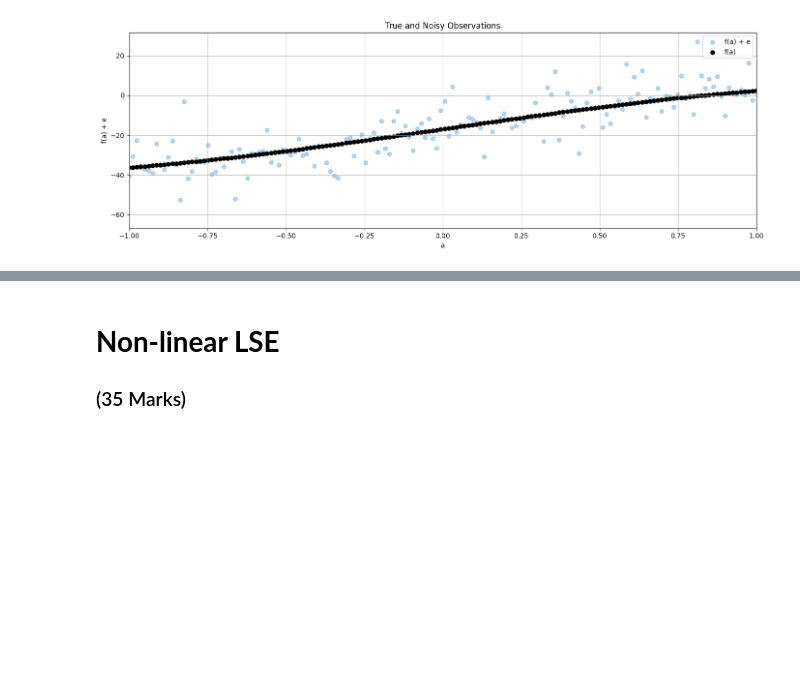
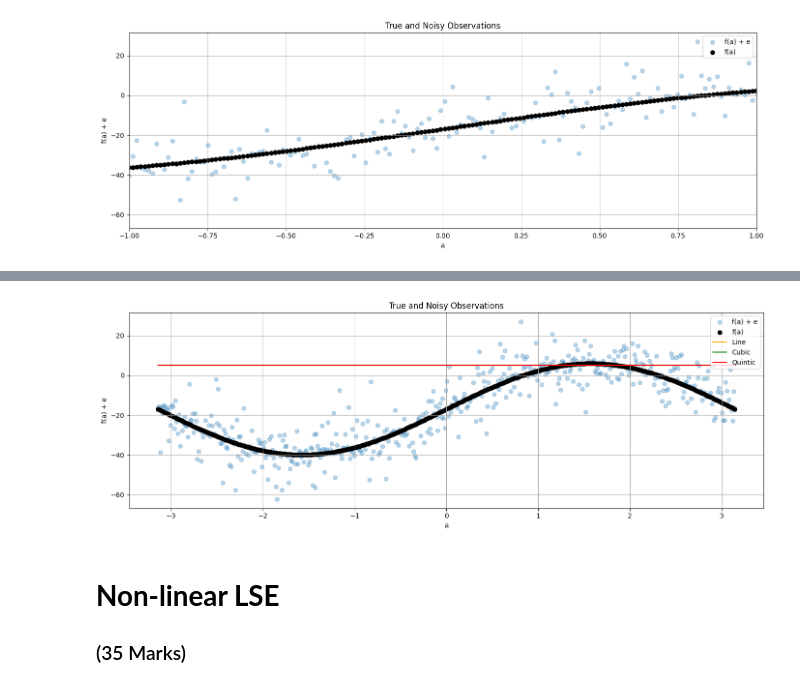
Before and after one commit to KatiaAbdulBaki/engg680_2024_fall, a Jupyter notebook: Lab_Assignment2/Non-linearLeastSquareEstimationProblem.ipynb, the cells around one changed output, grey strips where cells are left out. Cells and saved outputs as stored; diff of their text form; code cells hidden in the pictures; blank space fills up the shorter version.

```diff
--- a/Lab_Assignment2/Non-linearLeastSquareEstimationProblem.ipynb
+++ b/Lab_Assignment2/Non-linearLeastSquareEstimationProblem.ipynb
@@ -157,23 +177,49 @@ x, cov_x, apv, v = fit_polynomial_curve(a, l, P, deg)
 # use the estimated coefficients x and constants array a, construct polynomial functions for each degree
 # hint: use polyval function from numpy library (check input argument carefully)
 # (1 marks)
-
-line_uw = #...
-cubic_uw = #...
-quintic_uw = #...
+import numpy as np
+a=np.array(a)
+line_uw = np.polyval(np.atleast_1d(results[1][0]),a)
+cubic_uw = np.polyval(np.atleast_1d(results[3][0]),a)
+quintic_uw = np.polyval(np.atleast_1d(results[5][0]),a)
 # %%
 # step 8
 # use the matplotlib to plot each polynomial function, noisy observations l, true observations l_true, together in one single figure
 # for the polynomials of line, cubic and quintic, use color of orange, green and red respectively.
 # (2 marks)
 
 fig, ax = plt.subplots(nrows=1, ncols=1, figsize=(14, 5))
-# ...
+
+a_plot = np.linspace(a.min(), a.max(), len(l))
+l = np.asarray(l).flatten()  # Convert l to a 1D array
+l_true = np.asarray(l_true).flatten()  # Convert l_true to a 1D array
+
+plt.scatter(a_plot, l, color='tab:blue', marker='o', alpha=0.3, label='f(a) + e')
+plt.scatter(a_plot, l_true, color='k', label='f(a)')
+
+line_uw = np.polyval(np.atleast_1d(results[1][0]),a_plot)
+cubic_uw = np.polyval(np.atleast_1d(results[3][0]),a_plot)
+quintic_uw = np.polyval(np.atleast_1d(results[5][0]),a_plot)
+
+plt.plot(a_plot, line_uw, color='orange', label='Line')
+plt.plot(a_plot, cubic_uw, color='green', label='Cubic')
+plt.plot(a_plot, quintic_uw, color='red', label='Quintic')
+
+# Add labels and title
+plt.title('True and Noisy Observations')
+plt.xlabel('a')
+plt.ylabel('f(a) + e')
+plt.legend(loc='upper right')
 
 
 ax.grid(True, which='both',ls='-',color='0.65')
 
 fig.tight_layout()
+plt.show()
+
+# NOT WORKING PROPERLY .... STILL NEED TO BE REVIEWED
+# %% [output]
+[figure, added]
 # %%
 # step 9
 # print the a posterier variance factor for each polynomial function
```
Also changed, not shown: parts of 1 cell of this notebook.
